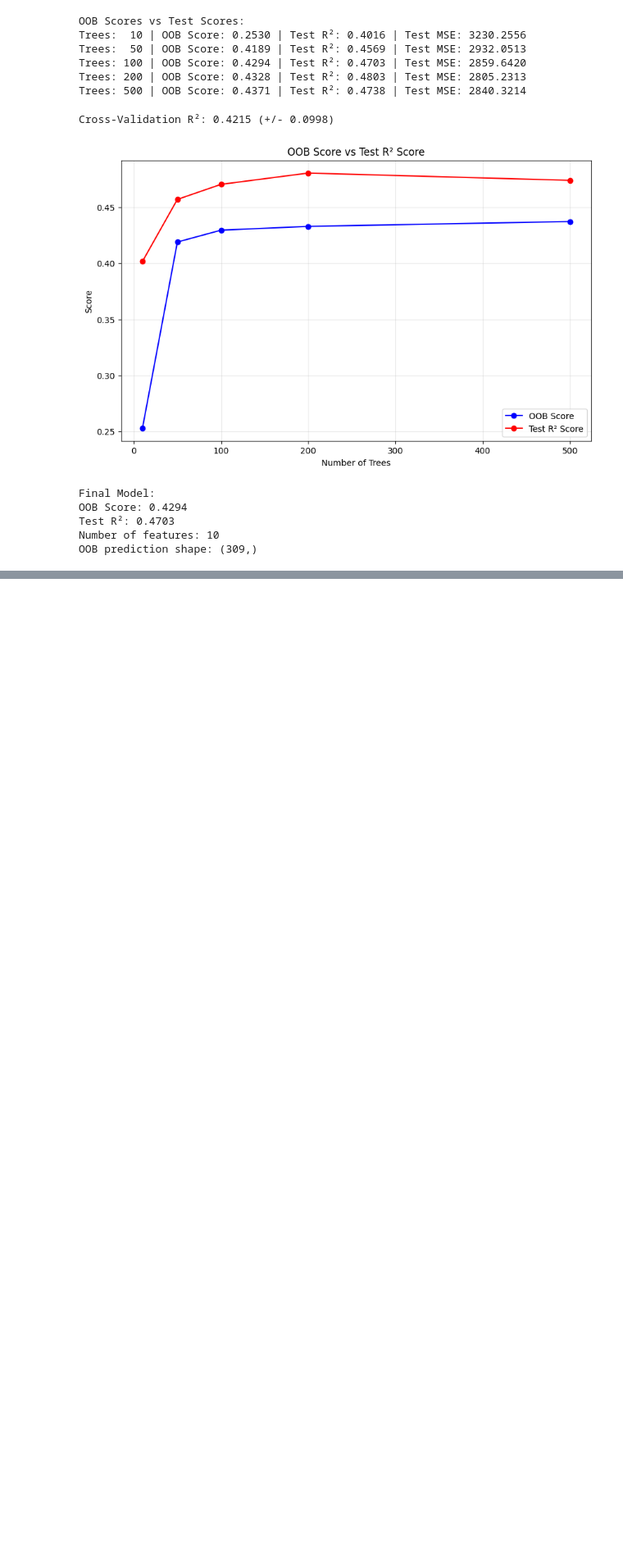
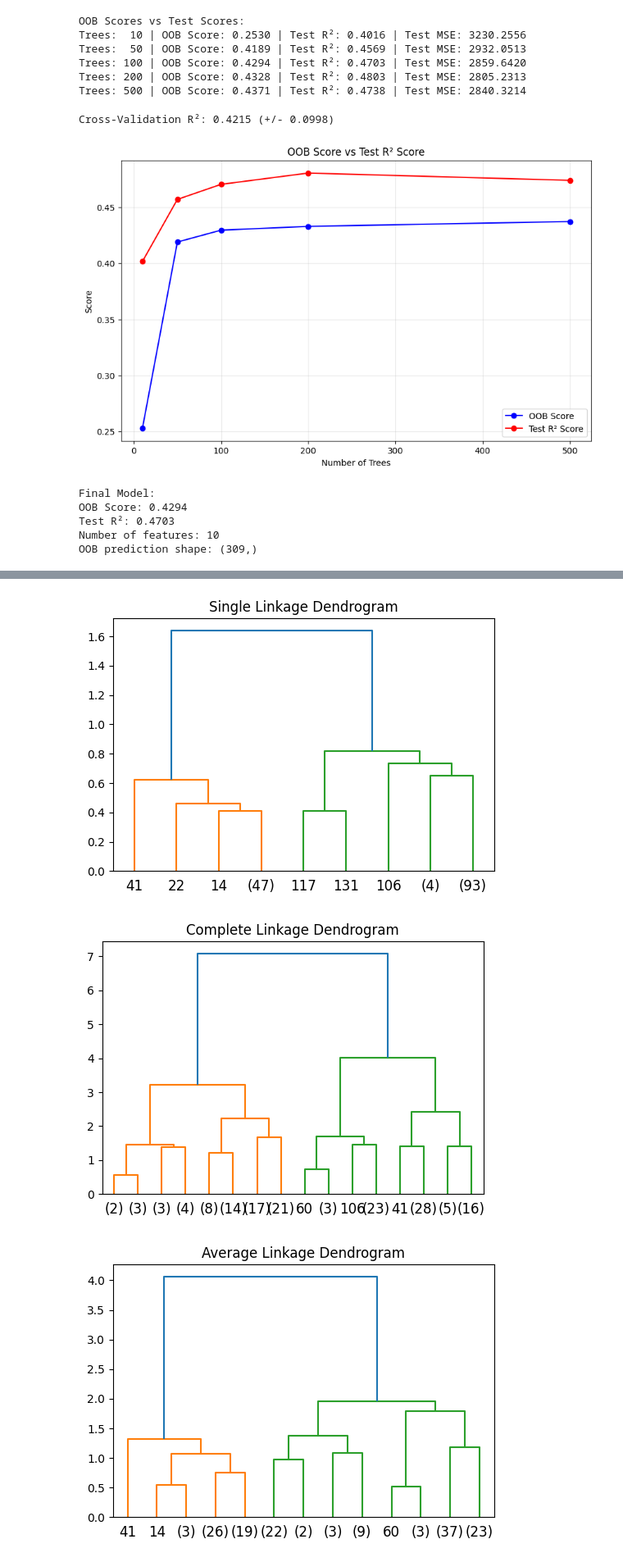
Before and after one commit to mekaviraj/ML_sem5, a Jupyter notebook: ML_LAB2.ipynb, the cells around one changed output, grey strips where cells are left out. Shown at 82% size. Cells and saved outputs as stored; diff of their text form; code cells hidden in the pictures; blank space fills up the shorter version.

```diff
--- a/ML_LAB2.ipynb
+++ b/ML_LAB2.ipynb
@@ -753,0 +809,21 @@ OOB prediction shape: (309,)
+# %%
+ #Hierarchial Linkages
+ from scipy.cluster.hierarchy import linkage, dendrogram
+ from sklearn.datasets import load_iris
+ import matplotlib.pyplot as plt
+
+iris = load_iris()
+X = iris.data
+
+methods = ['single', 'complete', 'average', 'ward', 'centroid']
+
+for method in methods:
+    Z = linkage(X, method=method)
+    plt.figure(figsize=(6,4 ))
+    dendrogram(Z, truncate_mode='level' , p=3)
+    plt.title( f"{method.capitalize()} Linkage Dendrogram")
+    plt.show()
+# %% [output]
+[figure, added]
+[figure, added]
+[figure, added]
```
Also changed, not shown: parts of 17 cells of this notebook.
